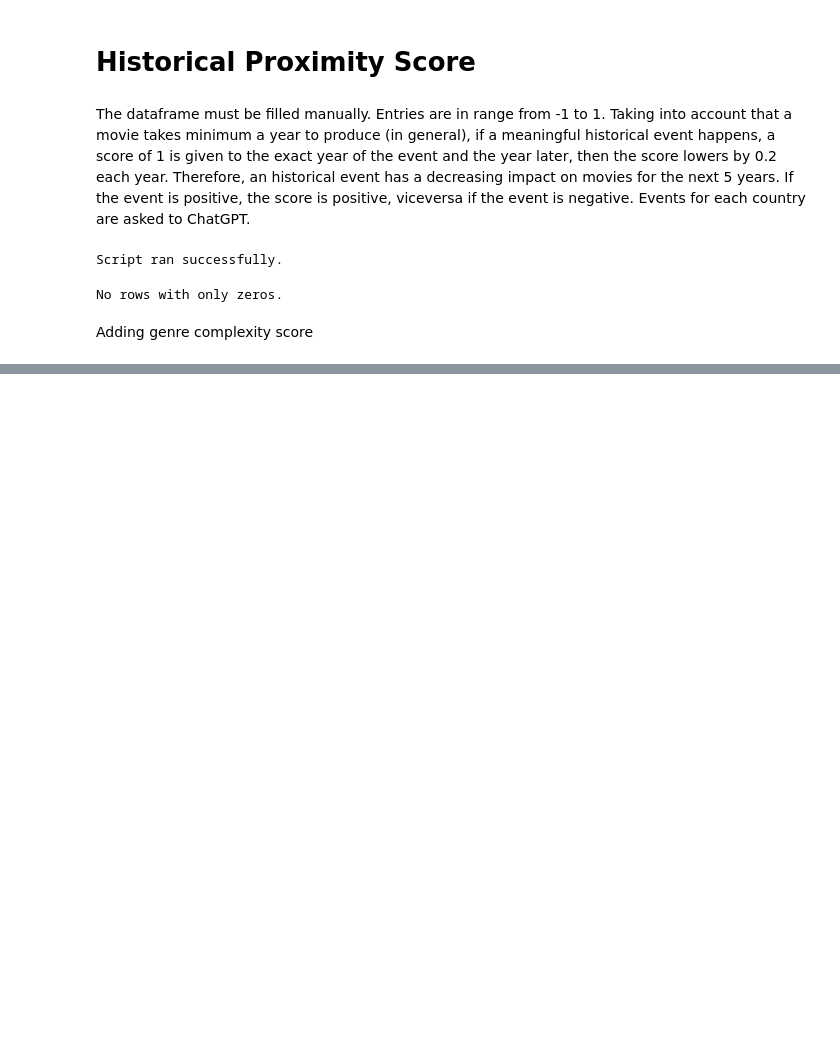
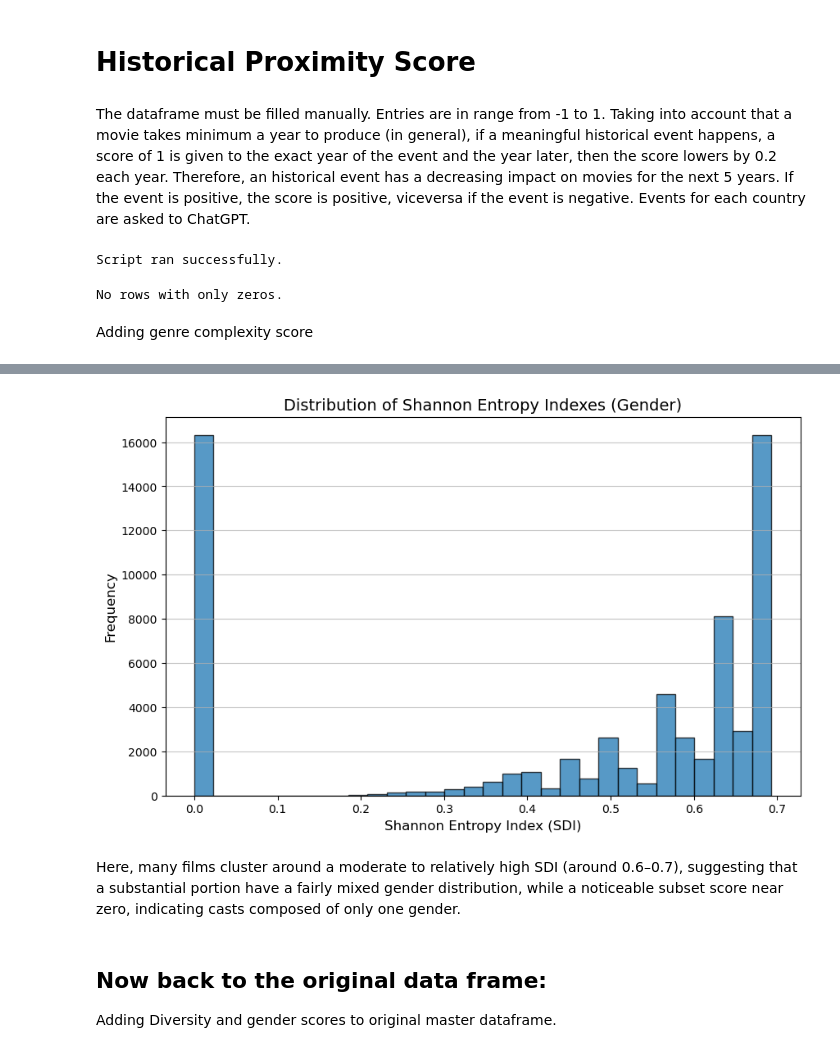
Before and after one commit to epfl-ada/ada-2024-project-majcj2024, a Jupyter notebook: results_jacopo.ipynb, the cells around one changed output, grey strips where cells are left out. Cells and saved outputs as stored; diff of their text form; code cells hidden in the pictures; blank space fills up the shorter version.

```diff
--- a/results_jacopo.ipynb
+++ b/results_jacopo.ipynb
@@ -371,0 +703,2 @@ df_movies_tmdb_ratings_unique = df_movies_tmdb_ratings_unique.drop_duplicates(su
+# %%
+df_characters_gender = df_characters.dropna(subset=['actor_gender'])
@@ -371,0 +733,17 @@ df_movies_tmdb_ratings_unique = df_movies_tmdb_ratings_unique.drop_duplicates(su
+# %%
+# Plot the distribution of Shannon entropy indexes
+plt.figure(figsize=(10, 6))
+plt.hist(df_gender_counts['SDI_gender'], bins=30, alpha=0.75, edgecolor='black')
+plt.title('Distribution of Shannon Entropy Indexes (Gender)', fontsize=14)
+plt.xlabel('Shannon Entropy Index (SDI)', fontsize=12)
+plt.ylabel('Frequency', fontsize=12)
+plt.grid(axis='y', alpha=0.75)
+plt.show()
+# %% [output]
+[figure, added]
+# %% [markdown]
+Here, many films cluster around a moderate to relatively high SDI (around 0.6–0.7), suggesting that a substantial portion have a fairly mixed gender distribution, while a noticeable subset score near zero, indicating casts composed of only one gender.
+# %% [markdown]
+## Now back to the original data frame:
+
+Adding Diversity and gender scores to original master dataframe.
```
Also changed, not shown: parts of 58 cells of this notebook, 3 other files.
